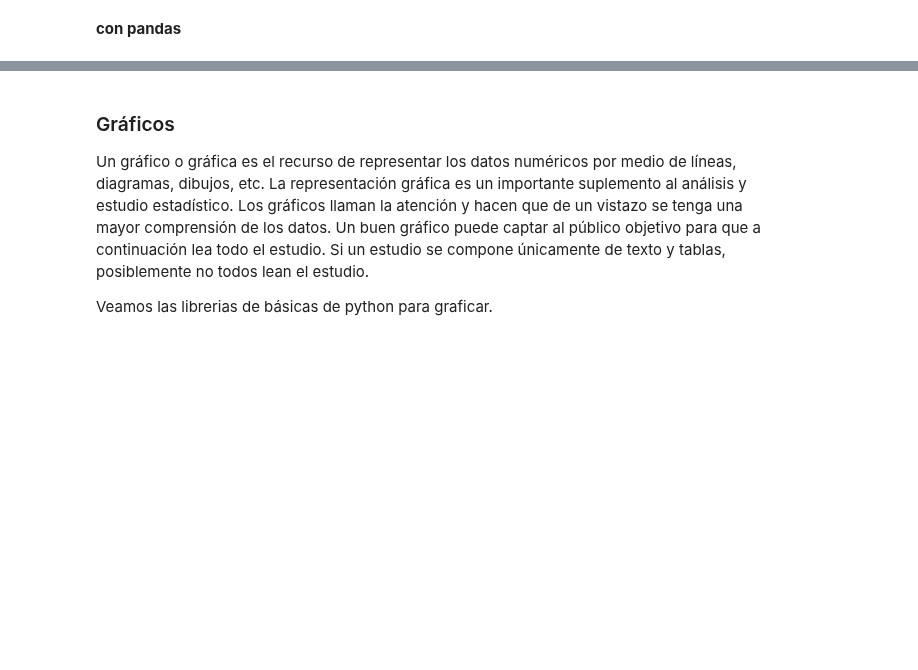
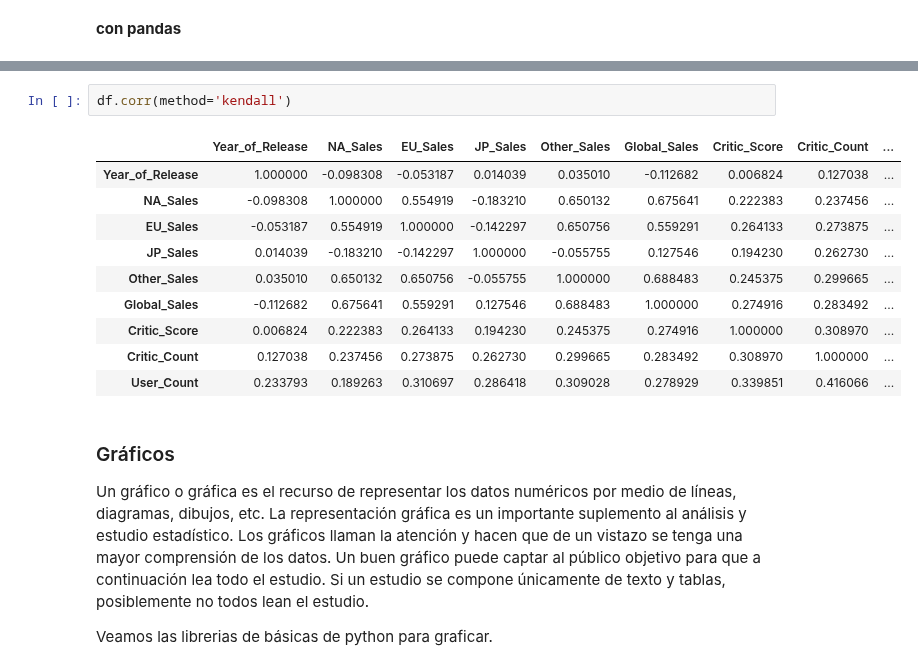
Before and after one commit to Ironhack-Data-Madrid-Julio-2023/apuntes_clase, a Jupyter notebook: semana_5/1.1 - Estadistica descriptiva.ipynb, the cells around one changed output, grey strips where cells are left out. Saved outputs shown, nothing was run; the diff lists cells and outputs as text; blank space fills up the shorter version.

```diff
--- a/semana_5/1.1 - Estadistica descriptiva.ipynb
+++ b/semana_5/1.1 - Estadistica descriptiva.ipynb
@@ -545,3 +940,16 @@ $$\tau = \frac{(nºParesConcordantes) - (nºParesDiscordantes)}{\binom{n}{2}}$$
+# %%
+df.corr(method='kendall')
+# %% [output]
+|  | Year_of_Release | NA_Sales | EU_Sales | JP_Sales | Other_Sales | Global_Sales | Critic_Score | Critic_Count | ... |
+| Year_of_Release | 1.000000 | -0.098308 | -0.053187 | 0.014039 | 0.035010 | -0.112682 | 0.006824 | 0.127038 | ... |
+| NA_Sales | -0.098308 | 1.000000 | 0.554919 | -0.183210 | 0.650132 | 0.675641 | 0.222383 | 0.237456 | ... |
+| EU_Sales | -0.053187 | 0.554919 | 1.000000 | -0.142297 | 0.650756 | 0.559291 | 0.264133 | 0.273875 | ... |
+| JP_Sales | 0.014039 | -0.183210 | -0.142297 | 1.000000 | -0.055755 | 0.127546 | 0.194230 | 0.262730 | ... |
+| Other_Sales | 0.035010 | 0.650132 | 0.650756 | -0.055755 | 1.000000 | 0.688483 | 0.245375 | 0.299665 | ... |
+| Global_Sales | -0.112682 | 0.675641 | 0.559291 | 0.127546 | 0.688483 | 1.000000 | 0.274916 | 0.283492 | ... |
+| Critic_Score | 0.006824 | 0.222383 | 0.264133 | 0.194230 | 0.245375 | 0.274916 | 1.000000 | 0.308970 | ... |
+| Critic_Count | 0.127038 | 0.237456 | 0.273875 | 0.262730 | 0.299665 | 0.283492 | 0.308970 | 1.000000 | ... |
+| User_Count | 0.233793 | 0.189263 | 0.310697 | 0.286418 | 0.309028 | 0.278929 | 0.339851 | 0.416066 | ... |
 # %% [markdown]
 ### Gráficos
 
```
Also changed, not shown: parts of 67 cells of this notebook.
